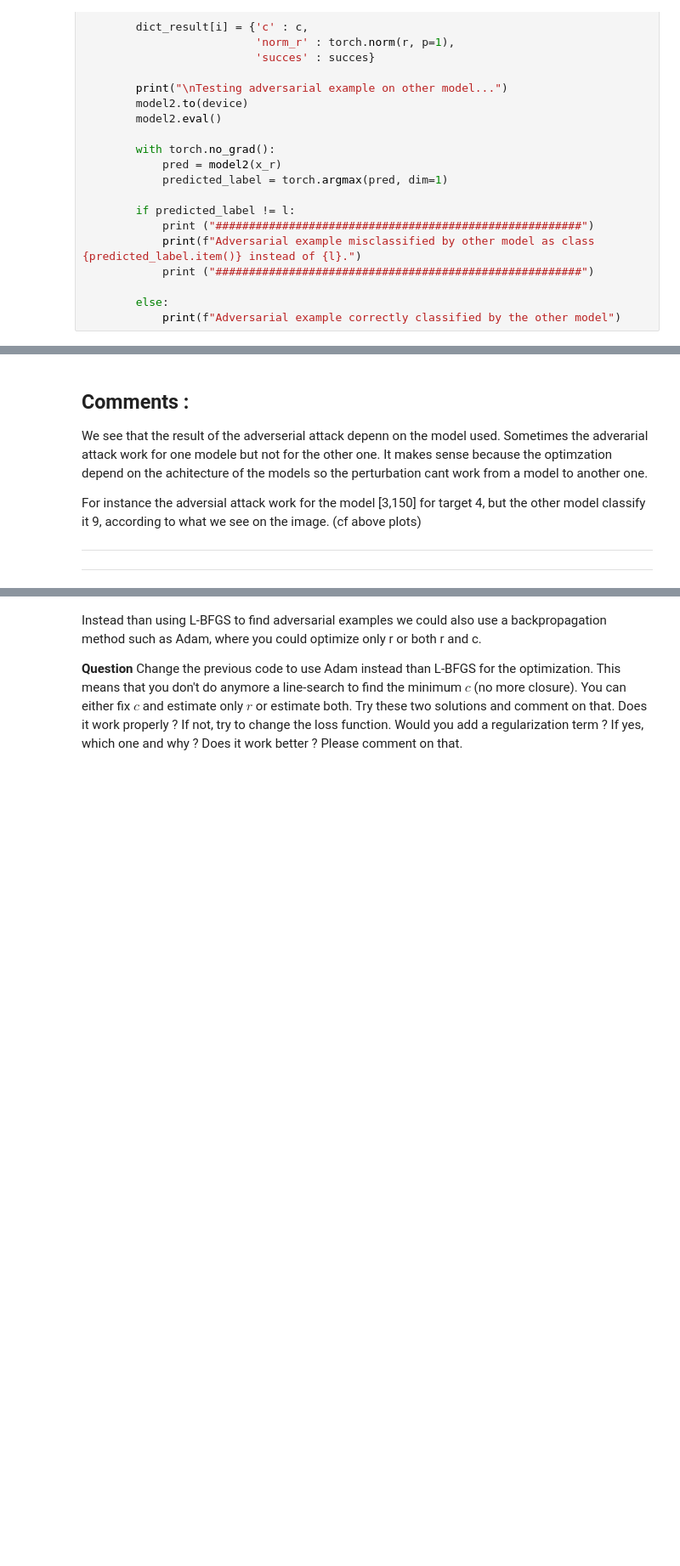
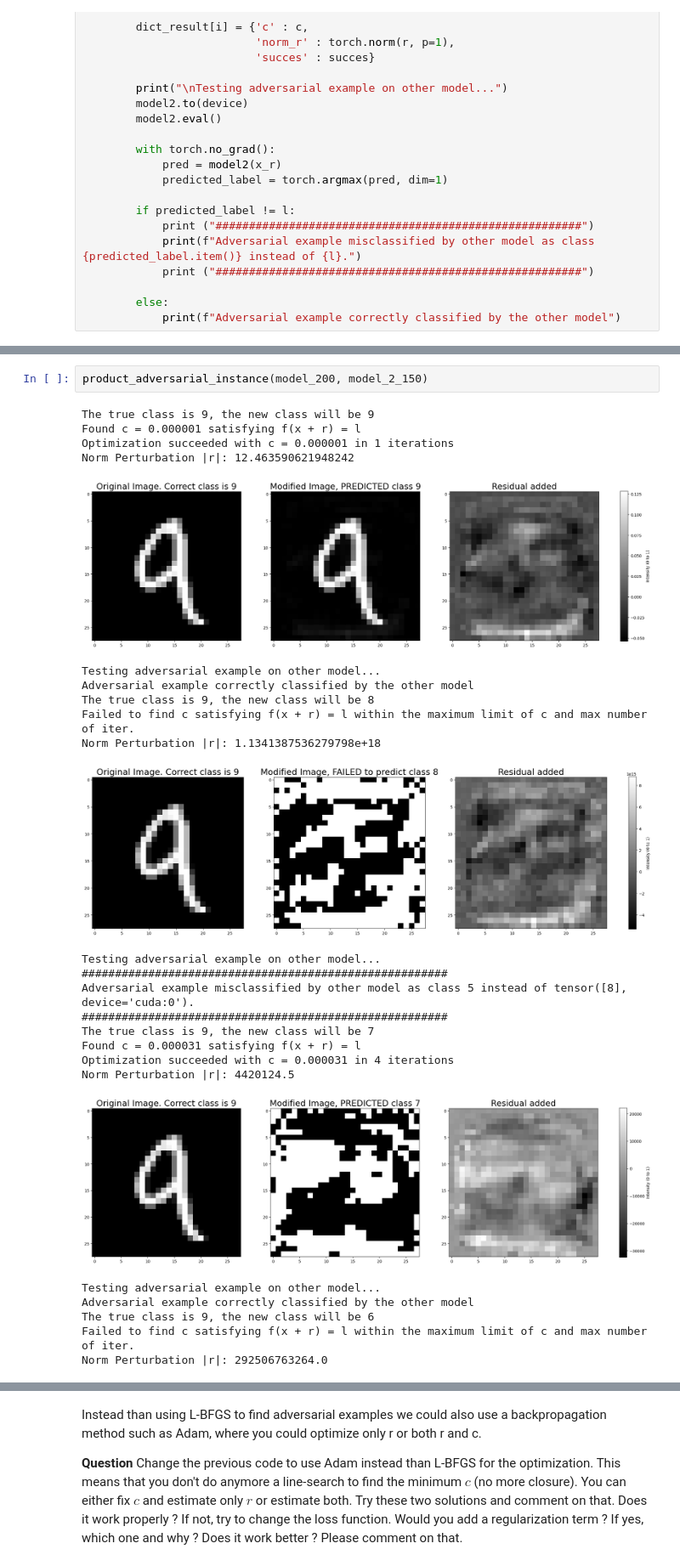
Before and after one commit to arazig/Representation-Learning-for-CV-and-Medical-Imaging, a Jupyter notebook: IntriguingProperties1.ipynb, the cells around one changed output, grey strips where cells are left out. Shown at 85% size. Cells and saved outputs as stored; diff of their text form; blank space fills up the shorter version.

Commit message:
Final results

```diff
--- a/IntriguingProperties1.ipynb
+++ b/IntriguingProperties1.ipynb
@@ -653,9 +569,28 @@ Norm Perturbation |r|: 15.752314567565918
-# %% [markdown]
-## **Comments :**
-
-We see that the result of the adverserial attack depenn on the model used. Sometimes the adverarial attack work for one modele but not for the other one. It makes sense because the optimzation depend on the achitecture of the models so the perturbation cant work from a model to another one.
-
-For instance the adversial attack work for the model [3,150] for target 4, but the other model classify it 9, according to what we see on the image. (cf above plots)
-
--------
--------
+# %%
+product_adversarial_instance(model_200, model_2_150)
+# %% [output]
+The true class is 9, the new class will be 9
+Found c = 0.000001 satisfying f(x + r) = l
+Optimization succeeded with c = 0.000001 in 1 iterations
+Norm Perturbation |r|: 12.463590621948242
+[figure, added]
+Testing adversarial example on other model...
+Adversarial example correctly classified by the other model
+The true class is 9, the new class will be 8
+Failed to find c satisfying f(x + r) = l within the maximum limit of c and max number of iter.
+Norm Perturbation |r|: 1.1341387536279798e+18
+[figure, added]
+Testing adversarial example on other model...
+#######################################################
+Adversarial example misclassified by other model as class 5 instead of tensor([8], device='cuda:0').
+#######################################################
+The true class is 9, the new class will be 7
+Found c = 0.000031 satisfying f(x + r) = l
+Optimization succeeded with c = 0.000031 in 4 iterations
+Norm Perturbation |r|: 4420124.5
+[figure, added]
+Testing adversarial example on other model...
+Adversarial example correctly classified by the other model
+The true class is 9, the new class will be 6
+Failed to find c satisfying f(x + r) = l within the maximum limit of c and max number of iter.
+Norm Perturbation |r|: 292506763264.0
```
Also changed, not shown: parts of 22 cells of this notebook.
